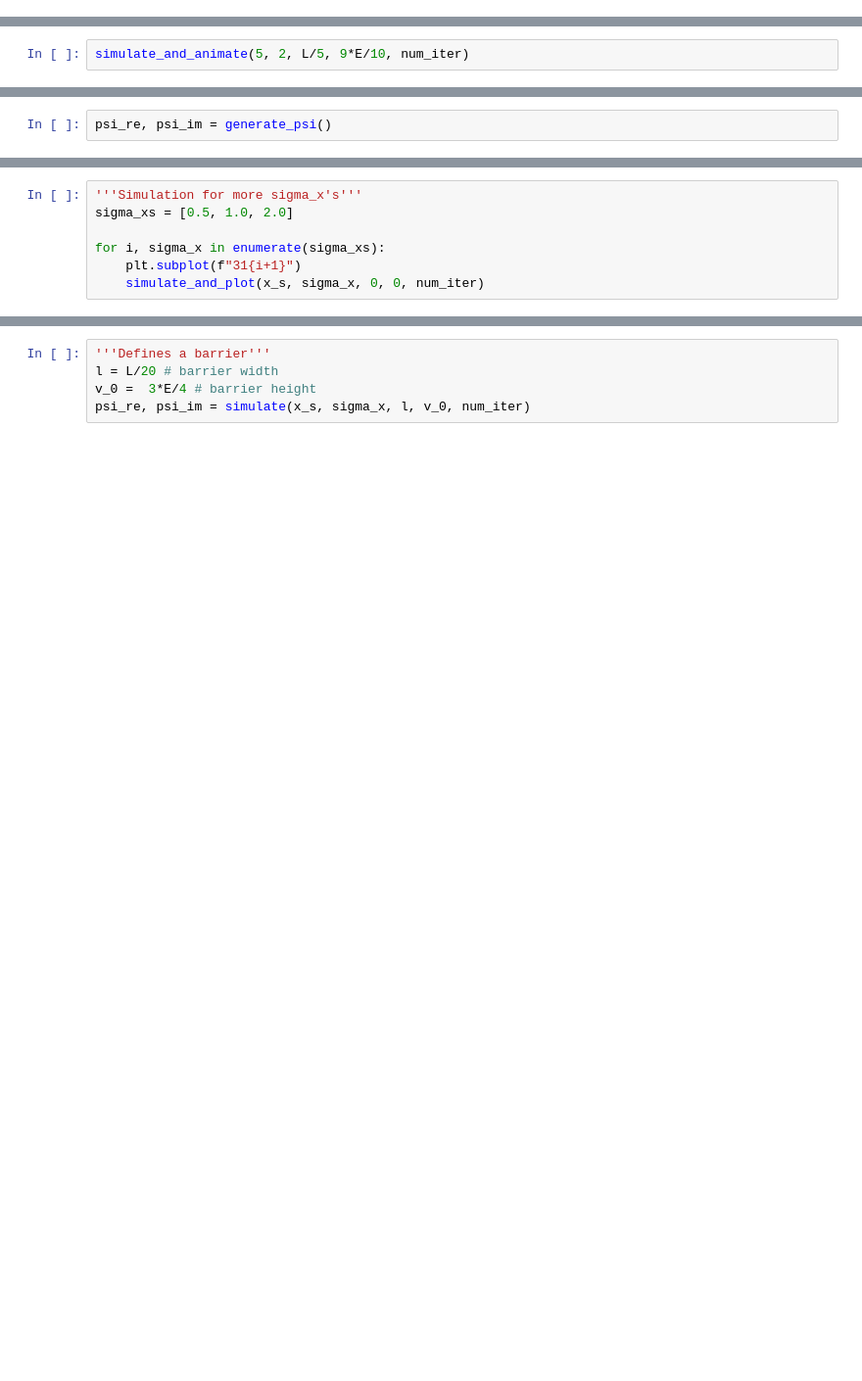
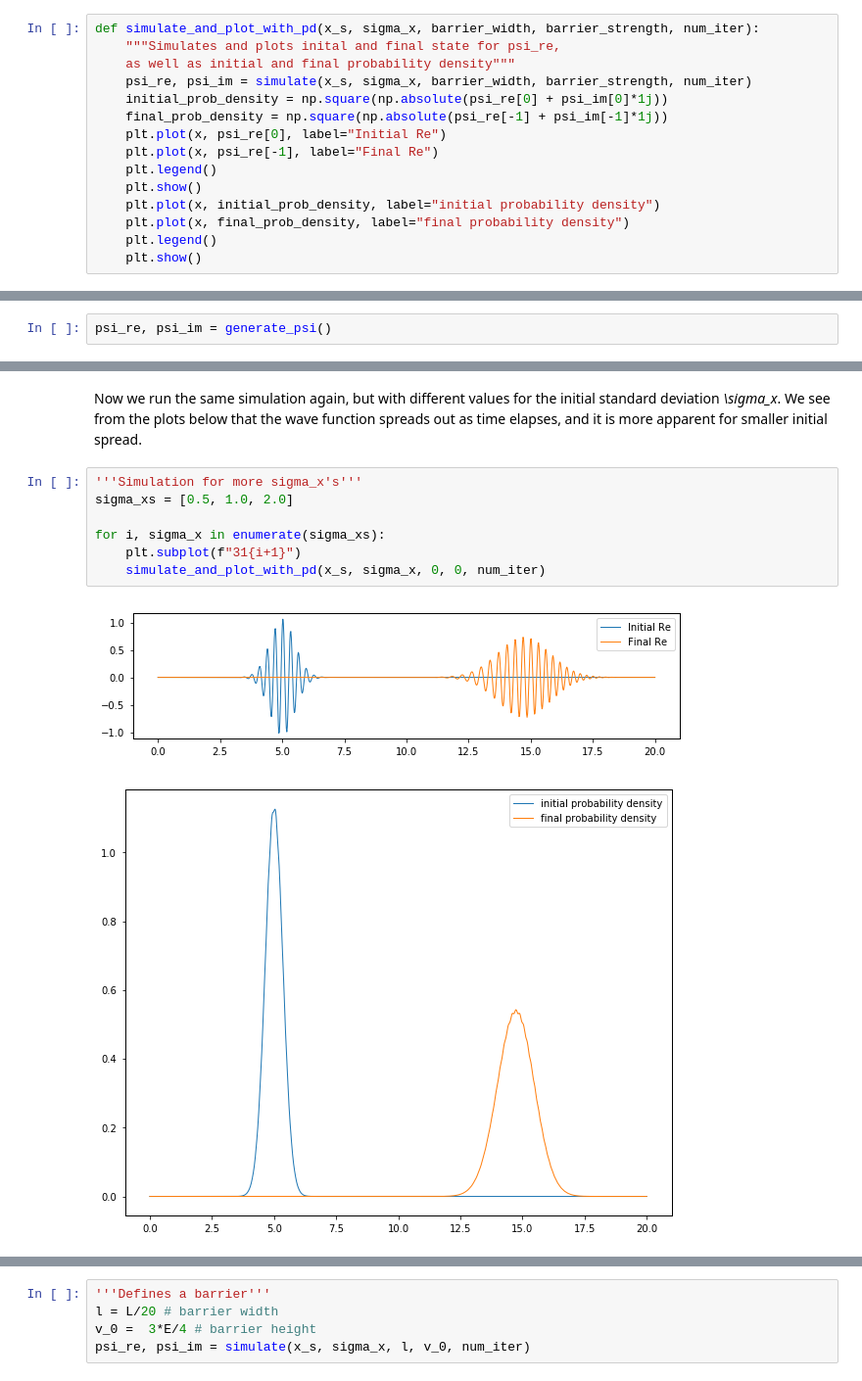
Before and after one commit to Northo/FY2045_numerical, a Jupyter notebook: numerical_exercise.ipynb, the cells around one changed output, grey strips where cells are left out. Shown at 98% size. Drawn from its saved outputs; the diff is of its cells as text; blank space fills up the shorter version.

```diff
--- a/numerical_exercise.ipynb
+++ b/numerical_exercise.ipynb
@@ -116,6 +164,21 @@ def simulate_and_plot(x_s, sigma_x, barrier_width, barrier_strength, num_iter):
     plt.plot(x, psi_re[0], label="Initial Re")
     plt.plot(x, psi_re[-1], label="Final Re")
     plt.legend()
+# %%
+def simulate_and_plot_with_pd(x_s, sigma_x, barrier_width, barrier_strength, num_iter):
+    """Simulates and plots inital and final state for psi_re,
+    as well as initial and final probability density"""
+    psi_re, psi_im = simulate(x_s, sigma_x, barrier_width, barrier_strength, num_iter)
+    initial_prob_density = np.square(np.absolute(psi_re[0] + psi_im[0]*1j))
+    final_prob_density = np.square(np.absolute(psi_re[-1] + psi_im[-1]*1j))
+    plt.plot(x, psi_re[0], label="Initial Re")
+    plt.plot(x, psi_re[-1], label="Final Re")
+    plt.legend()
+    plt.show()
+    plt.plot(x, initial_prob_density, label="initial probability density")
+    plt.plot(x, final_prob_density, label="final probability density")
+    plt.legend()
+    plt.show()
 # %%
 # Helper function for animation
 
@@ -158,6 +221,4 @@ def simulate_and_animate(x_s, sigma_x, barrier_width, barrier_strength, num_iter
     psi_re, psi_im = simulate(x_s, sigma_x, barrier_width, barrier_strength, num_iter)
 
     return animate(psi_re, psi_im, in_3D=in_3D)
-# %%
-simulate_and_animate(5, 2, L/5, 9*E/10, num_iter)
 # %% [markdown]
@@ -189,7 +257,12 @@ simulate_and_plot(x_s, sigma_x, 0, 0, num_iter)
+# %% [markdown]
+Now we run the same simulation again, but with different values for the initial standard deviation *\sigma_x*. We see from the plots below that the wave function spreads out as time elapses, and it is more apparent for smaller initial spread.
 # %%
 '''Simulation for more sigma_x's'''
 sigma_xs = [0.5, 1.0, 2.0]
 
 for i, sigma_x in enumerate(sigma_xs):
     plt.subplot(f"31{i+1}")
-    simulate_and_plot(x_s, sigma_x, 0, 0, num_iter)
+    simulate_and_plot_with_pd(x_s, sigma_x, 0, 0, num_iter)
+# %% [output]
+[figure, added]
+[figure, added]
```
Also changed, not shown: parts of 28 cells of this notebook.
